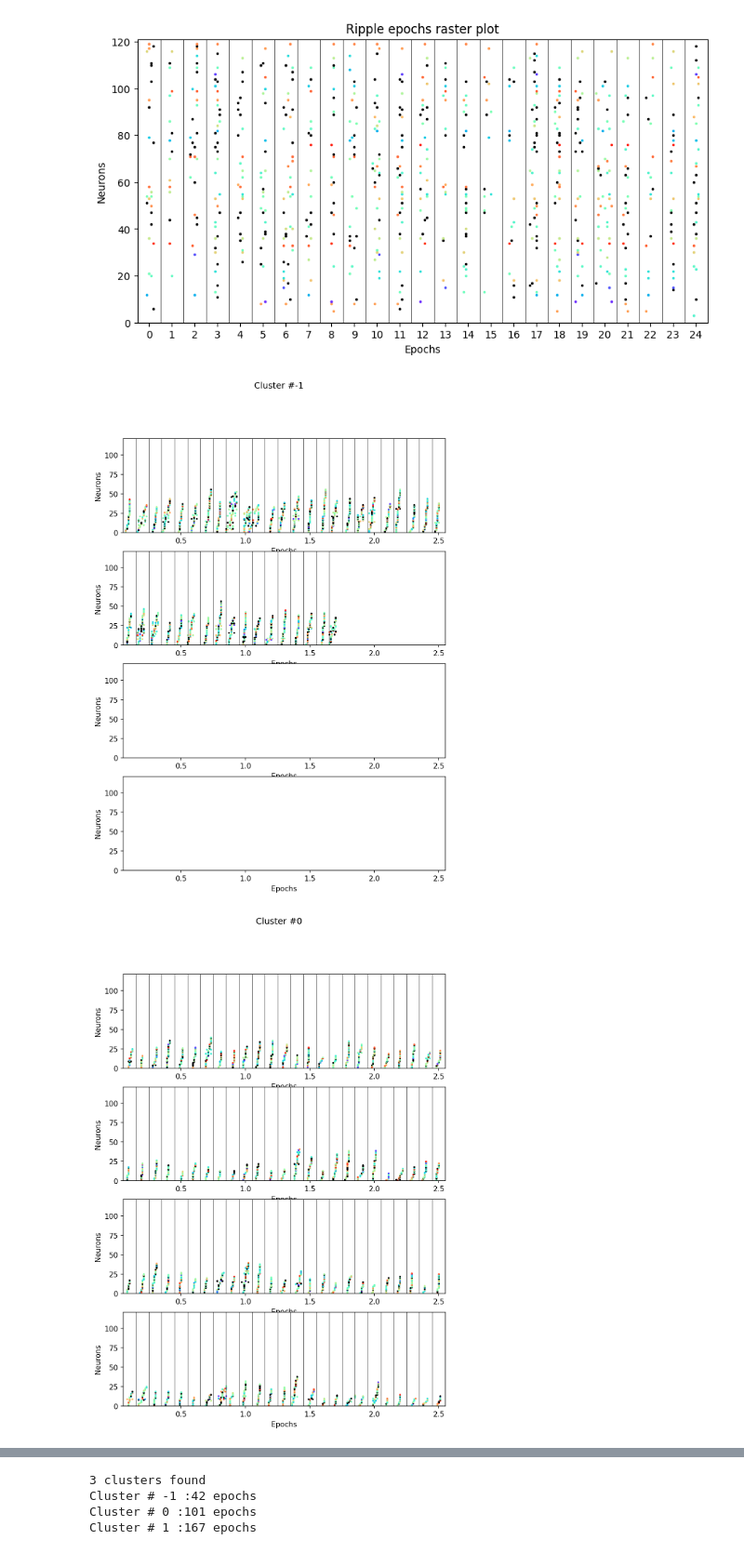
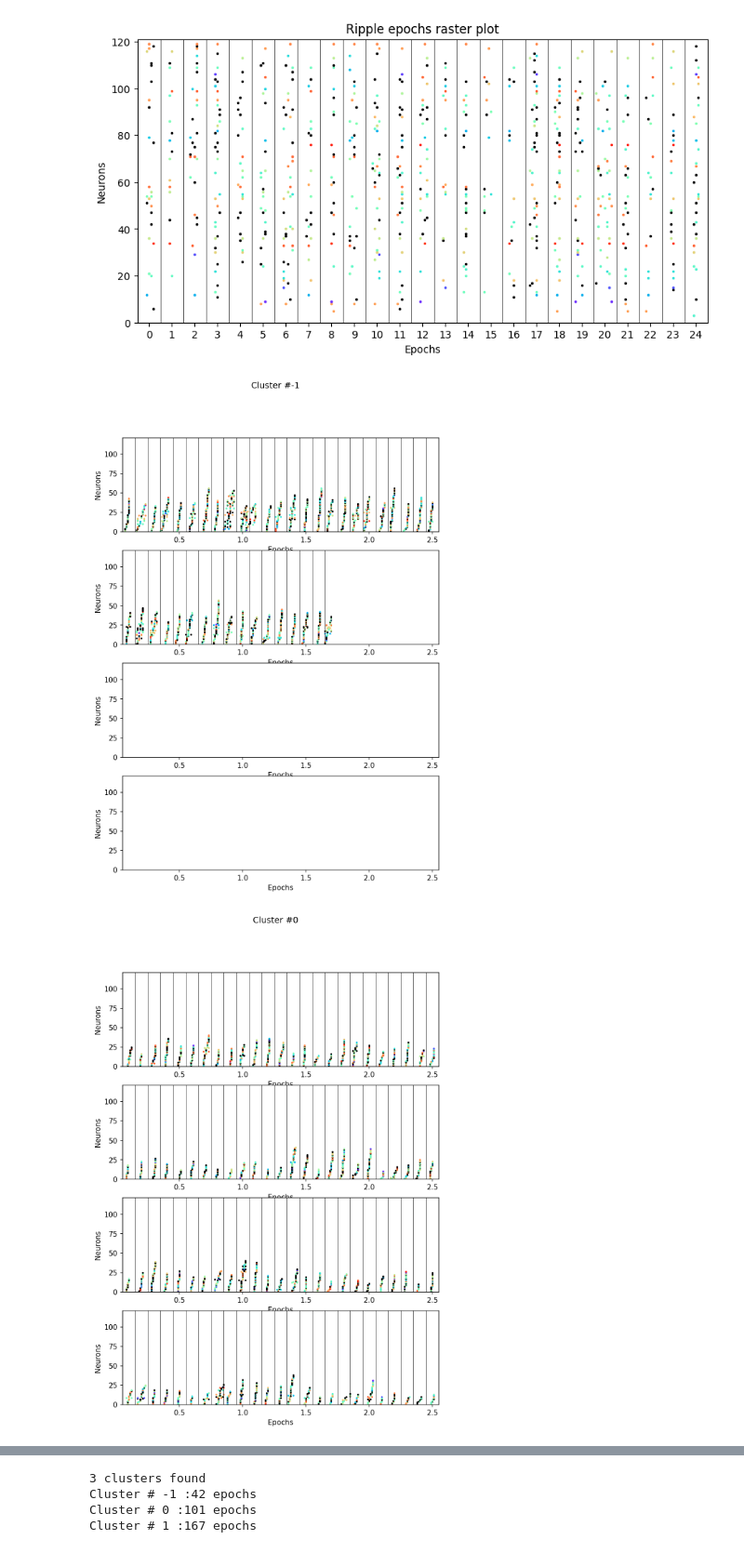
Before and after one commit to vsotskov89/SeqAn, a Jupyter notebook: Sequence_Analysis.ipynb, the cells around one changed output, grey strips where cells are left out. Shown at 93% size. Cells and saved outputs as stored; diff of their text form; code cells hidden in the pictures.

```diff
--- a/Sequence_Analysis.ipynb
+++ b/Sequence_Analysis.ipynb
@@ -138,8 +138,8 @@ order = np.argsort(first_cim)
 #order of centers of mass of PFs in direction 1
 order = np.argsort(pfcm[1])
 # %%
-pfdir = 1
-dirlen = 96
+pfdir = 0
+dirlen = 93
 
 colors = ['black' if np.isnan(pf) else cm.rainbow(pf/dirlen)[:3] for pf in pfcm[pfdir]]
 # %%
@@ -170,33 +170,33 @@ eps_per_row = 25 #number of epochs per row
 eps_per_col = 4  #number of epochs per column
 eps_per_fig = eps_per_row*eps_per_col
 
-pdf = PdfPages(root + 'All_epochs_sorted_by_event_cm_independent_dir2.pdf')
+pdf = PdfPages(root + 'All_epochs_sorted_by_event_cm_independent_dir1.pdf')
 
 for cl in clusters:
     cl_indices = np.where(cluster_labels==cl)[0]
     n_pages = int(len(cl_indices)/eps_per_fig) + 1
     for page in range(n_pages):
         fig, axes = plt.subplots(eps_per_col, 1, figsize = (8,11), dpi = 150)
         fig.suptitle('Cluster #' + str(cl))
         for a, ax in enumerate(axes):
             #ax.set_xticks(np.linspace(interval, eps_per_row*interval, eps_per_row), labels = [str(i + a*eps_per_row + page*eps_per_fig) for i in range(eps_per_row)])
             ax.set_xlim(interval*0.5, interval*(eps_per_row + 0.5))
             ax.set_ylim(0, n_neurons)
             ax.set_xlabel('Epochs')
             ax.set_ylabel('Neurons')
 
         for i_epoch, epoch in enumerate(ii_spike_times[cl_indices[page*eps_per_fig: min((page +1)*eps_per_fig, len(cl_indices))]]):
             row = int(i_epoch/eps_per_row)
             col = i_epoch%eps_per_row
             axes[row].axvline(interval*(col + 0.5), c = 'black', linewidth=0.5)
 
             cim = [np.mean(spike_times[row[0]:row[1]]) for row in epoch]
             order = np.argsort(cim)
             for i_neuron, neuron in enumerate(epoch[order]):
                 spikes = np.array(spike_times[neuron[0]:neuron[1]])
                 axes[row].scatter(spikes + interval*col, np.ones(len(spikes))+i_neuron, color=colors[order[i_neuron]], marker='.', s=10)
         pdf.savefig()
 pdf.close()
 # %% [output]
-[figure, old version]
+[figure, new version]
-[figure, old version]
+[figure, new version]
```
Also changed, not shown: parts of 3 cells of this notebook.
